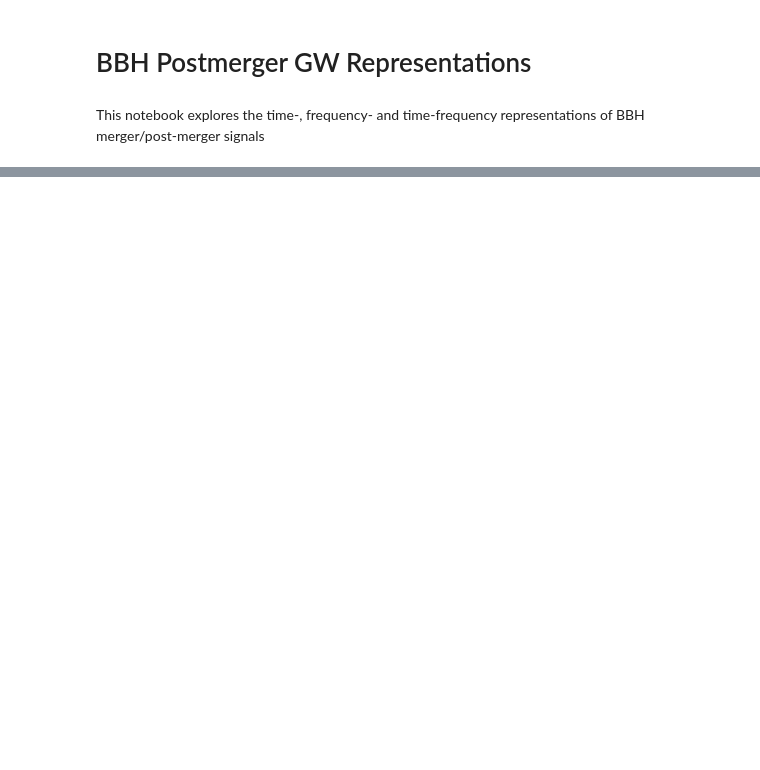
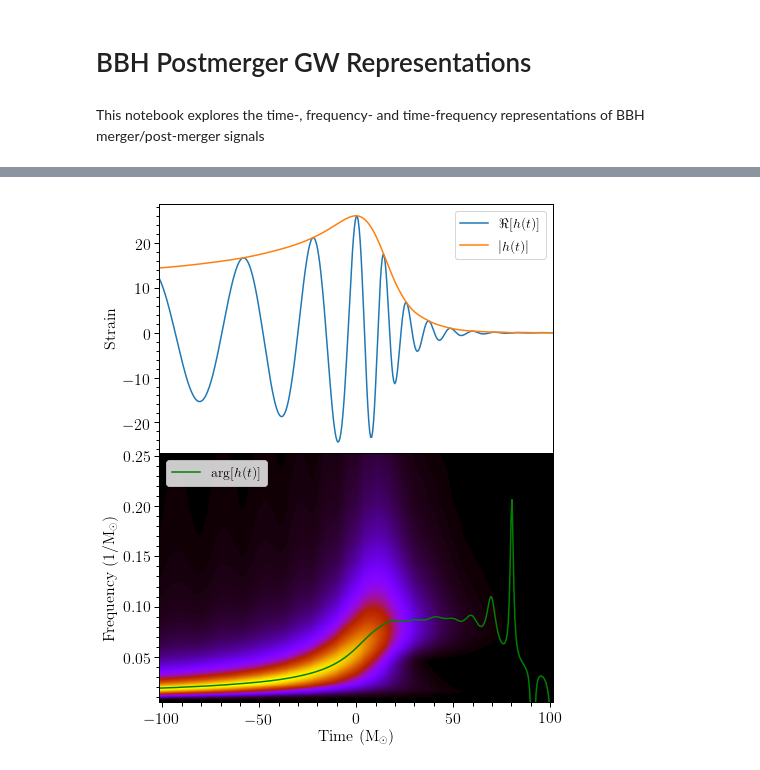
Before and after one commit to astroclark/bbh-tfmaps, a Jupyter notebook: bbh-maps.ipynb, the cells around one changed output, grey strips where cells are left out. Cells and saved outputs as stored; diff of their text form; code cells hidden in the pictures; blank space fills up the shorter version.

```diff
--- a/bbh-maps.ipynb
+++ b/bbh-maps.ipynb
@@ -190,0 +219,55 @@ SystemExit:
+# %%
+
+mscale_sec=lal.MTSUN_SI*mass
+mscale_mpc=1/ ( lal.MRSUN_SI / ( 1000 * lal.PC_SI * 1.0e6) )
+
+plt.close('all')
+fig, ax = plt.subplots(figsize=(fig_width, 2.1*fig_height),
+                       sharex=True, nrows=2)
+
+
+#
+# Time series
+#
+ax[0].plot(sample_times/mscale_sec, hp*mscale_mpc, label=r'$\Re[h(t)]$')
+a = ax[0].plot(sample_times/mscale_sec, amp*mscale_mpc, label=r'$|h(t)|$')
+ax[0].legend()
+
+#
+# Spectrogram
+#
+p_qstrain = ax[1].pcolormesh(sample_times/mscale_sec, wfreqs*mscale_sec,
+                             (abs(wplane)), cmap='gnuplot',
+                             rasterized=False, vmin=0,vmax=1)
+
+#
+# Frequency series
+#
+# FIXME: why is frequency negative??
+ax[1].plot(sample_times[:-1]/mscale_sec, -1*foft*mscale_sec,
+           label=r'$\arg[h(t)]$', color='g')
+
+ax[1].legend(loc='upper left')
+
+
+for i in xrange(len(ax)):
+
+    ax[i].set_xlim(-0.05/mscale_sec,0.05/mscale_sec)
+
+    if i==0:
+        ax[i].set_ylabel(r'$\textrm{Strain}$')
+    if i==1:
+        ax[i].set_ylim(10*mscale_sec,512*mscale_sec)
+        ax[i].set_xlabel(r'$\textrm{Time }(\textrm{M}_{\odot})$')
+        ax[i].set_ylabel(r'$\textrm{Frequency }(1/\textrm{M}_{\odot})$')
+
+    # Beautify the lines
+    touchbox(ax[i])
+
+plt.subplots_adjust(hspace=0)
+
+plt.savefig(figname.replace('.png', '_GEOM.png'))
+
+plt.show()
+# %% [output]
+[figure, added]
```
Also changed, not shown: parts of 24 cells of this notebook, 1 other file.
